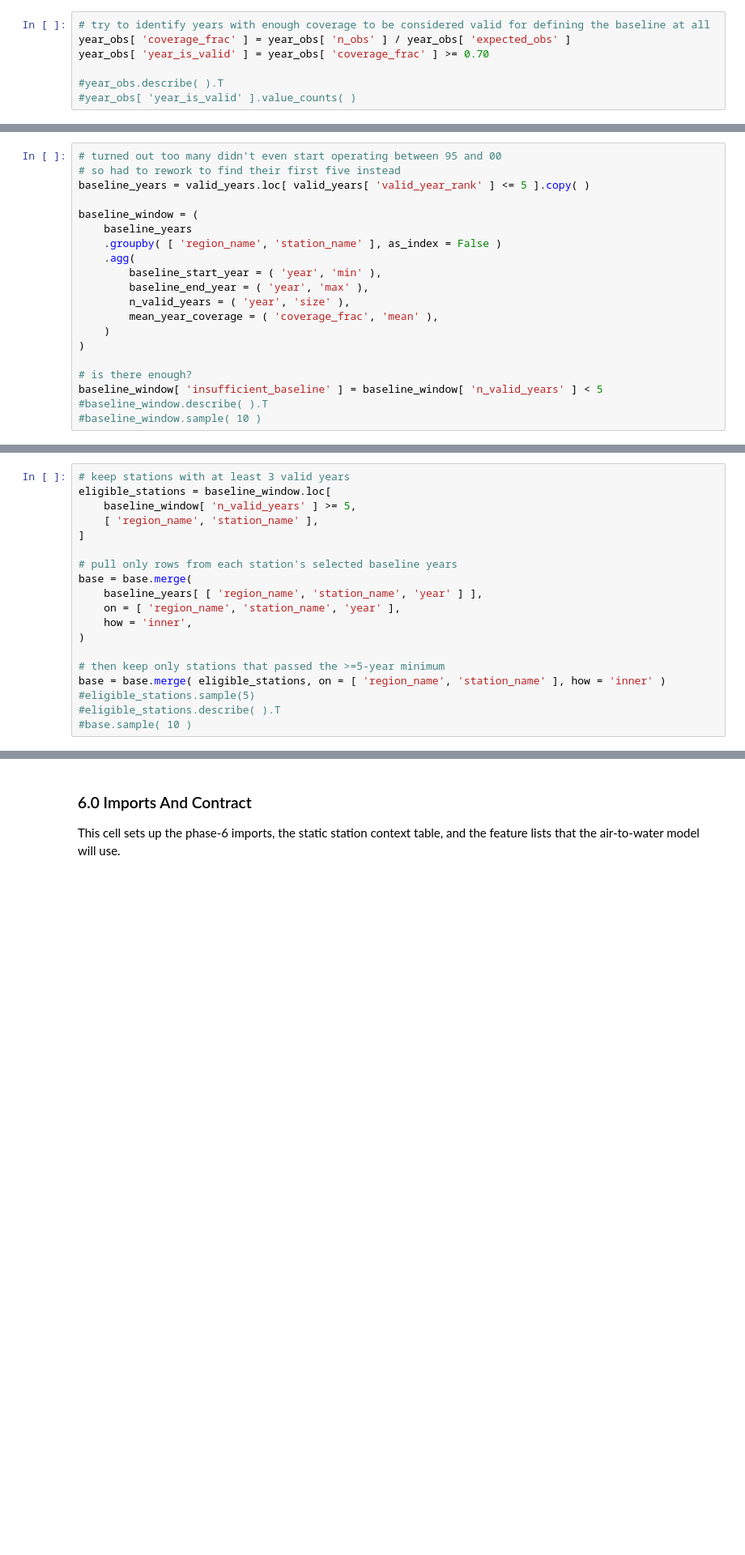
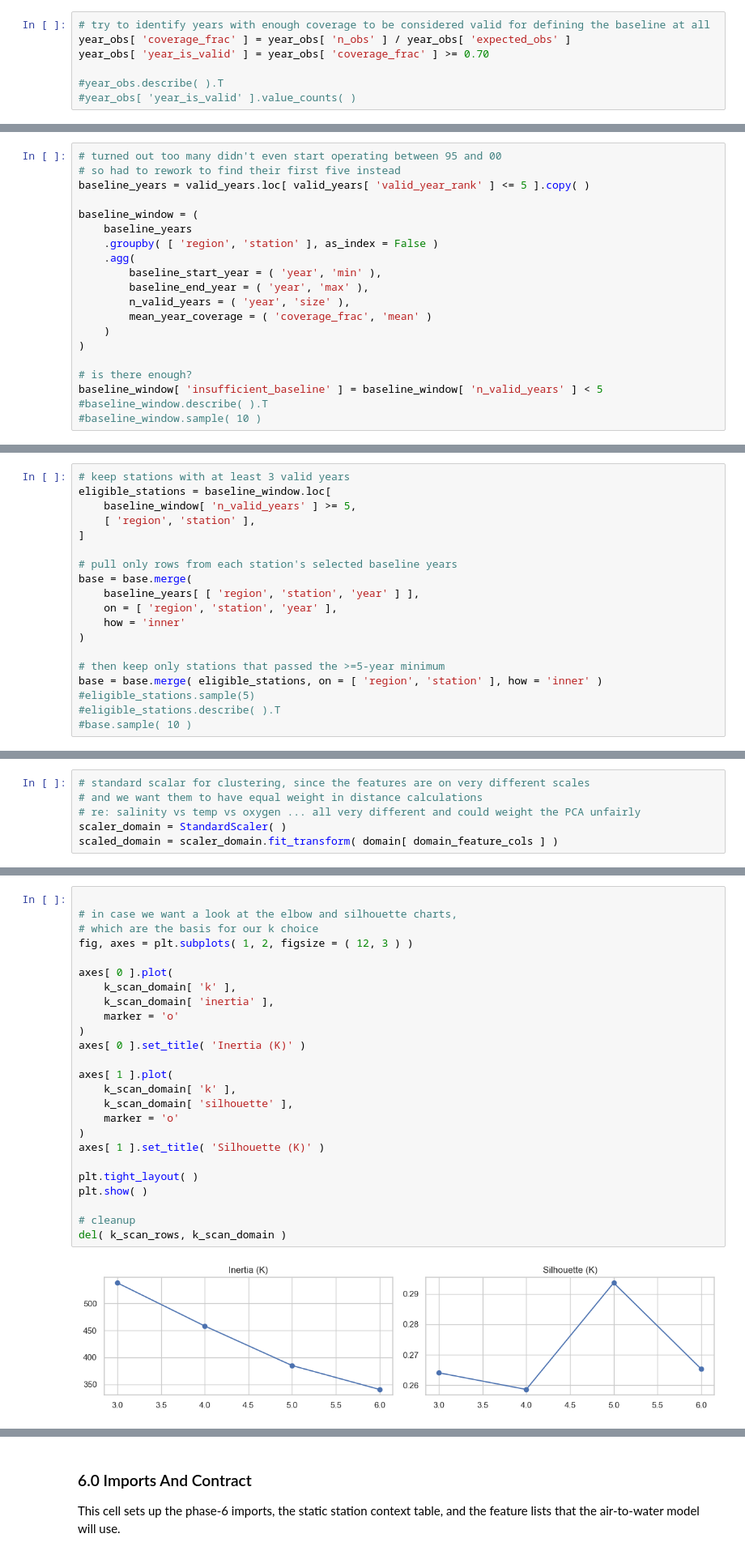
Before and after one commit to jeturcotte/estuaries, a Jupyter notebook: code/t4d.full.project.lite.ipynb, the cells around one changed output, grey strips where cells are left out. Shown at 81% size. Saved outputs shown, nothing was run; the diff lists cells and outputs as text; blank space fills up the shorter version.

```diff
--- a/code/t4d.full.project.lite.ipynb
+++ b/code/t4d.full.project.lite.ipynb
@@ -244,12 +275,12 @@ baseline_years = valid_years.loc[ valid_years[ 'valid_year_rank' ] <= 5 ].copy(
 
 baseline_window = (
     baseline_years
-    .groupby( [ 'region_name', 'station_name' ], as_index = False )
+    .groupby( [ 'region', 'station' ], as_index = False )
     .agg(
         baseline_start_year = ( 'year', 'min' ),
         baseline_end_year = ( 'year', 'max' ),
         n_valid_years = ( 'year', 'size' ),
-        mean_year_coverage = ( 'coverage_frac', 'mean' ),
+        mean_year_coverage = ( 'coverage_frac', 'mean' )
     )
 )
 
@@ -324,18 +355,18 @@ def build_season_signature( group ):
 # keep stations with at least 3 valid years
 eligible_stations = baseline_window.loc[
     baseline_window[ 'n_valid_years' ] >= 5,
-    [ 'region_name', 'station_name' ],
+    [ 'region', 'station' ],
 ]
 
 # pull only rows from each station's selected baseline years
 base = base.merge(
-    baseline_years[ [ 'region_name', 'station_name', 'year' ] ],
-    on = [ 'region_name', 'station_name', 'year' ],
-    how = 'inner',
+    baseline_years[ [ 'region', 'station', 'year' ] ],
+    on = [ 'region', 'station', 'year' ],
+    how = 'inner'
 )
 
 # then keep only stations that passed the >=5-year minimum
-base = base.merge( eligible_stations, on = [ 'region_name', 'station_name' ], how = 'inner' )
+base = base.merge( eligible_stations, on = [ 'region', 'station' ], how = 'inner' )
 #eligible_stations.sample(5)
 #eligible_stations.describe( ).T
 #base.sample( 10 )
@@ -670,0 +591,6 @@ display( cluster_name_map.sort_values( "cluster" ) )
+# %%
+# standard scalar for clustering, since the features are on very different scales
+# and we want them to have equal weight in distance calculations
+# re: salinity vs temp vs oxygen ... all very different and could weight the PCA unfairly
+scaler_domain = StandardScaler( )
+scaled_domain = scaler_domain.fit_transform( domain[ domain_feature_cols ] )
@@ -670,0 +644,27 @@ display( cluster_name_map.sort_values( "cluster" ) )
+# %%
+
+# in case we want a look at the elbow and silhouette charts,
+# which are the basis for our k choice
+fig, axes = plt.subplots( 1, 2, figsize = ( 12, 3 ) )
+
+axes[ 0 ].plot(
+    k_scan_domain[ 'k' ],
+    k_scan_domain[ 'inertia' ],
+    marker = 'o'
+)
+axes[ 0 ].set_title( 'Inertia (K)' )
+
+axes[ 1 ].plot(
+    k_scan_domain[ 'k' ],
+    k_scan_domain[ 'silhouette' ],
+    marker = 'o'
+)
+axes[ 1 ].set_title( 'Silhouette (K)' )
+
+plt.tight_layout( )
+plt.show( )
+
+# cleanup
+del( k_scan_rows, k_scan_domain )
+# %% [output]
+[figure, added]
```
Also changed, not shown: parts of 30 cells of this notebook, 3 other files.
